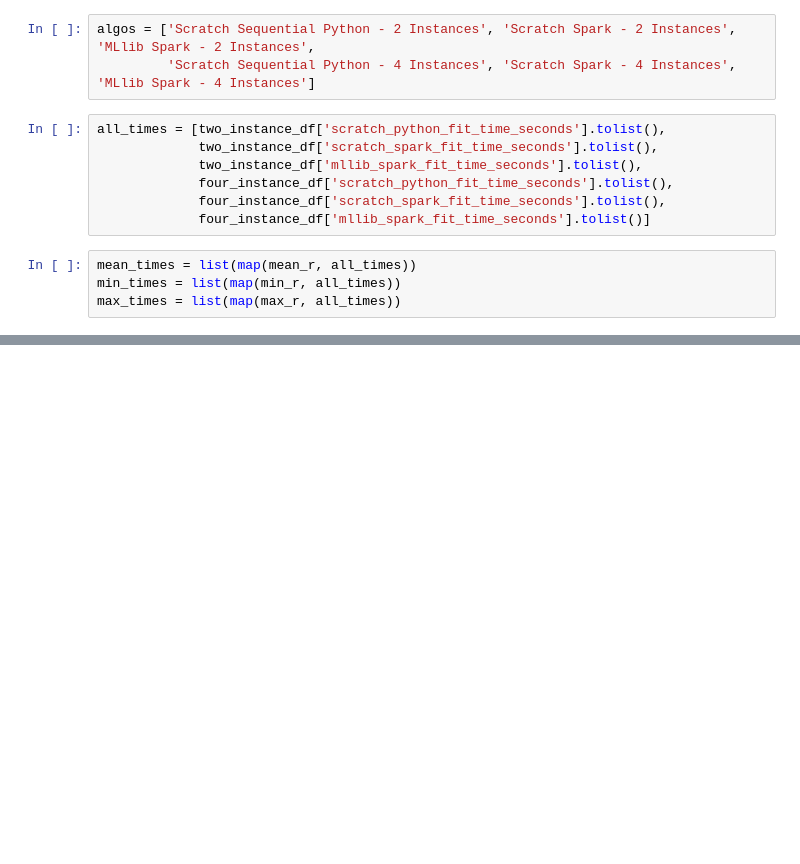
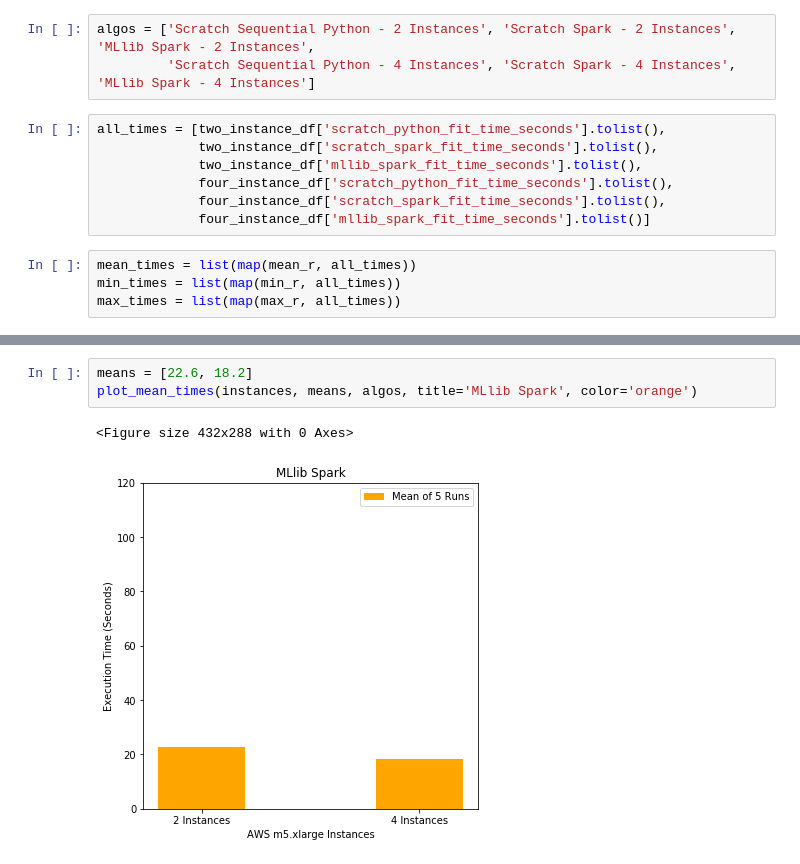
Before and after one commit to jstremme/DATA512-Research, a Jupyter notebook: final_project/notebooks/09_execution_time_analysis.ipynb, the cells around one changed output, grey strips where cells are left out. Drawn from its saved outputs; the diff is of its cells as text; blank space fills up the shorter version.

```diff
--- a/final_project/notebooks/09_execution_time_analysis.ipynb
+++ b/final_project/notebooks/09_execution_time_analysis.ipynb
@@ -92,0 +111,6 @@ plot_execution_time(summary_df, algos,
+# %%
+means = [22.6, 18.2]
+plot_mean_times(instances, means, algos, title='MLlib Spark', color='orange')
+# %% [output]
+<Figure size 432x288 with 0 Axes>
+[figure, added]
```
Also changed, not shown: parts of 10 cells of this notebook, 11 other files.
